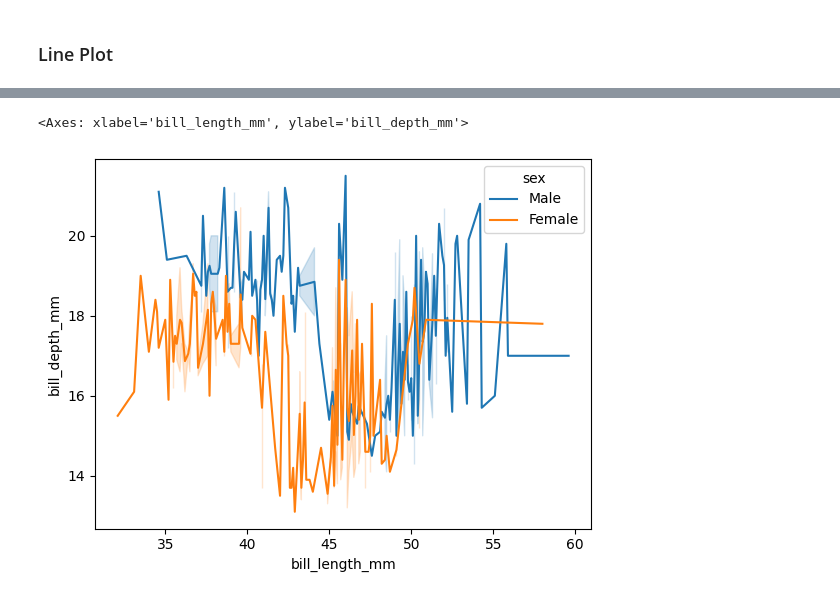
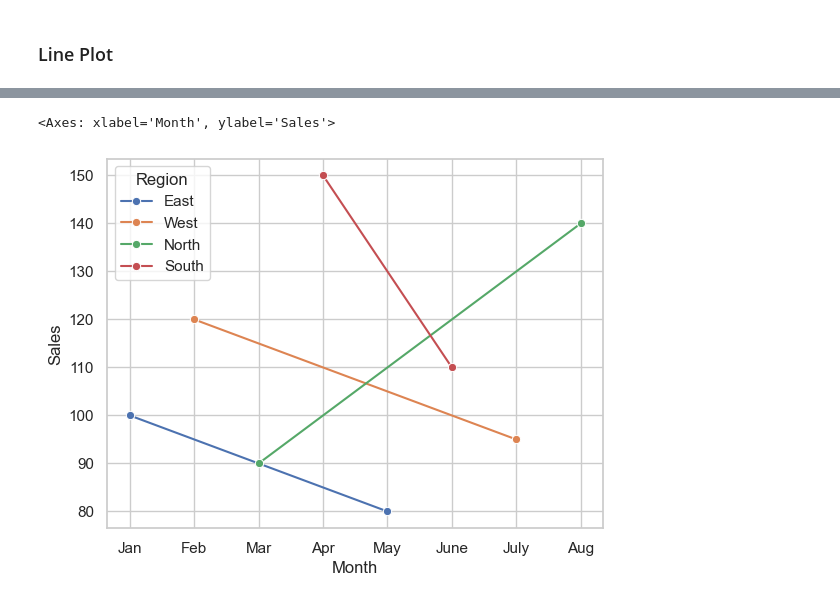
Before and after one commit to Rawal77/Grow, a Jupyter notebook: week 3/Day 1/notebooks/seaborn/lineplot.ipynb, the cells around one changed output, grey strips where cells are left out. Cells and saved outputs as stored; diff of their text form; code cells hidden in the pictures.

Commit message:
covered more seaborn using provided dataset

```diff
--- a/week 3/Day 1/notebooks/seaborn/lineplot.ipynb
+++ b/week 3/Day 1/notebooks/seaborn/lineplot.ipynb
@@ -15,3 +13,5 @@ plt.plot(var,var_1)
 # %%
-sns.lineplot({"var" : var,"var 1":var_1})
+sns.set_theme(style="whitegrid")
+sns.lineplot(data=df,x="Month",y="Sales",marker="o")
+plt.title("Sales over months")
 # %% [output]
@@ -20,3 +20,6 @@ sns.lineplot({"var" : var,"var 1":var_1})
 # %%
-penguinsdata = sns.load_dataset("penguins")
-penguinsdata
+df2 = pd.DataFrame({
+    "Month": ["Jan", "Feb", "Mar", "Apr","May","June","July","Aug"],
+    "Sales": [100, 120, 90, 150, 80, 110, 95, 140],
+    "Region": ["East","West","North","South","East","South","West","North"]
+})
@@ -37,5 +26,5 @@ penguinsdata
 # %%
-sns.lineplot(x = "bill_length_mm", y = "bill_depth_mm",data=penguinsdata,hue="sex")
+sns.lineplot(data=df2,x="Month",y="Sales",hue="Region",marker="o")
 # %% [output]
-<Axes: xlabel='bill_length_mm', ylabel='bill_depth_mm'>
+<Axes: xlabel='Month', ylabel='Sales'>
-[figure, old version]
+[figure, new version]
```
Also changed, not shown: parts of 4 cells of this notebook, 6 other files.
